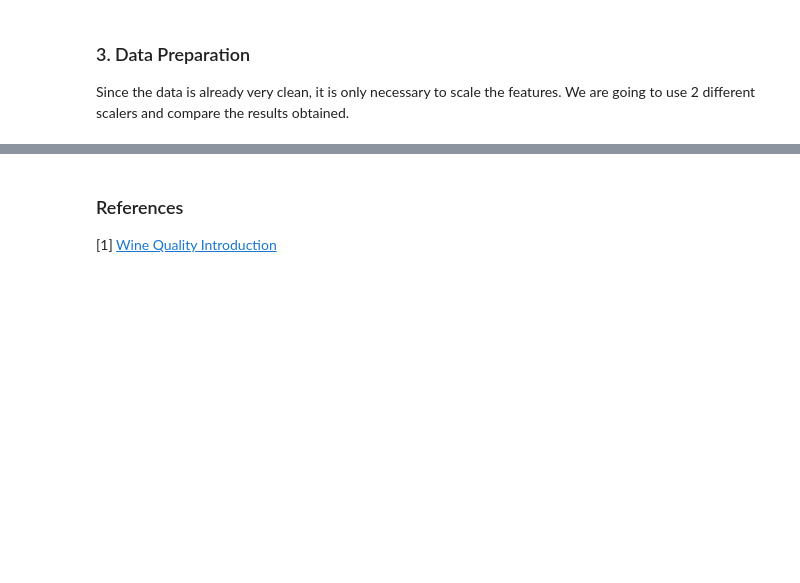
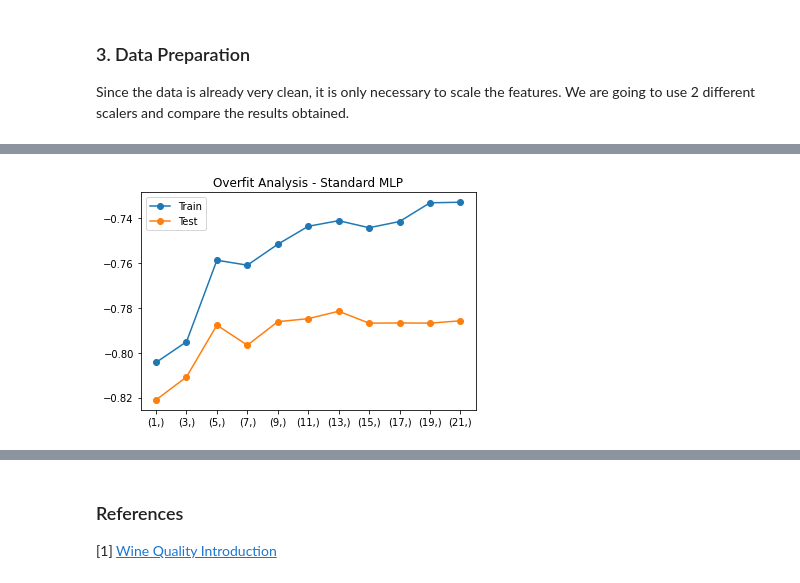
Before and after one commit to rodrigotorn/kaggle-redwine-regression, a Jupyter notebook: pipeline.ipynb, the cells around one changed output, grey strips where cells are left out. Saved outputs shown, nothing was run; the diff lists cells and outputs as text; code cells hidden in the pictures; blank space fills up the shorter version.

Commit message:
feat: Add final results

```diff
--- a/pipeline.ipynb
+++ b/pipeline.ipynb
@@ -138,0 +173,4 @@ files.download('mlp_minmax.joblib')
+# %%
+standard_results = pd.read_csv('outputs/mlp_standard_results.csv')
+standard_results['test/train'] = standard_results['mean_test_score']/standard_results['mean_train_score']
+standard_results[standard_results['test/train'] < 1.05].sort_values(['rank_test_score'])
@@ -138,0 +191,9 @@ files.download('mlp_minmax.joblib')
+# %%
+sample1 = standard_results.query("param_activation == 'logistic' & param_batch_size == 50 & param_max_iter == 400")
+plt.plot(sample1['param_hidden_layer_sizes'], sample1['mean_train_score'], '-o', label='Train')
+plt.plot(sample1['param_hidden_layer_sizes'], sample1['mean_test_score'], '-o', label='Test')
+plt.legend()
+plt.title('Overfit Analysis - Standard MLP')
+plt.show()
+# %% [output]
+[figure, added]
```
Also changed, not shown: parts of 22 cells of this notebook, 5 other files.
